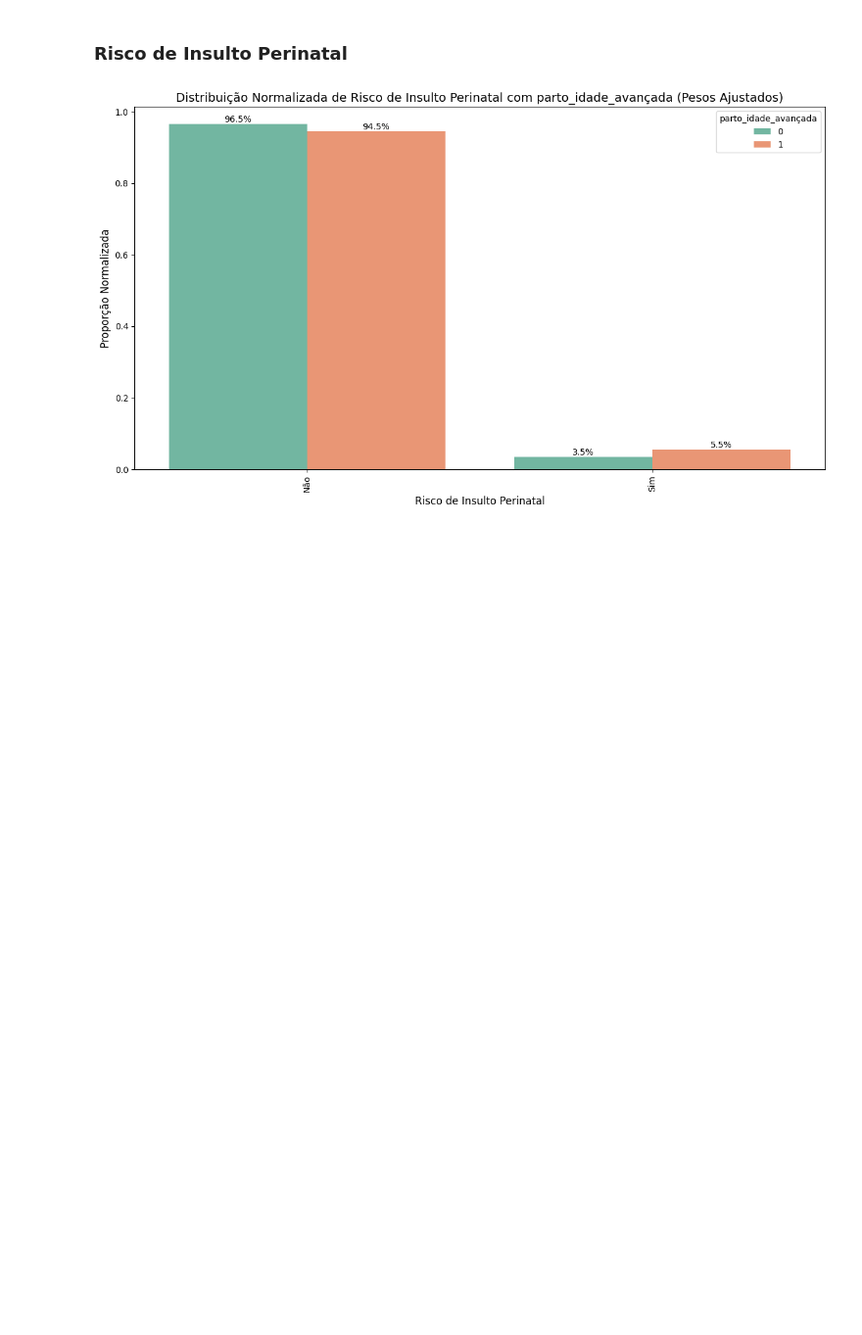
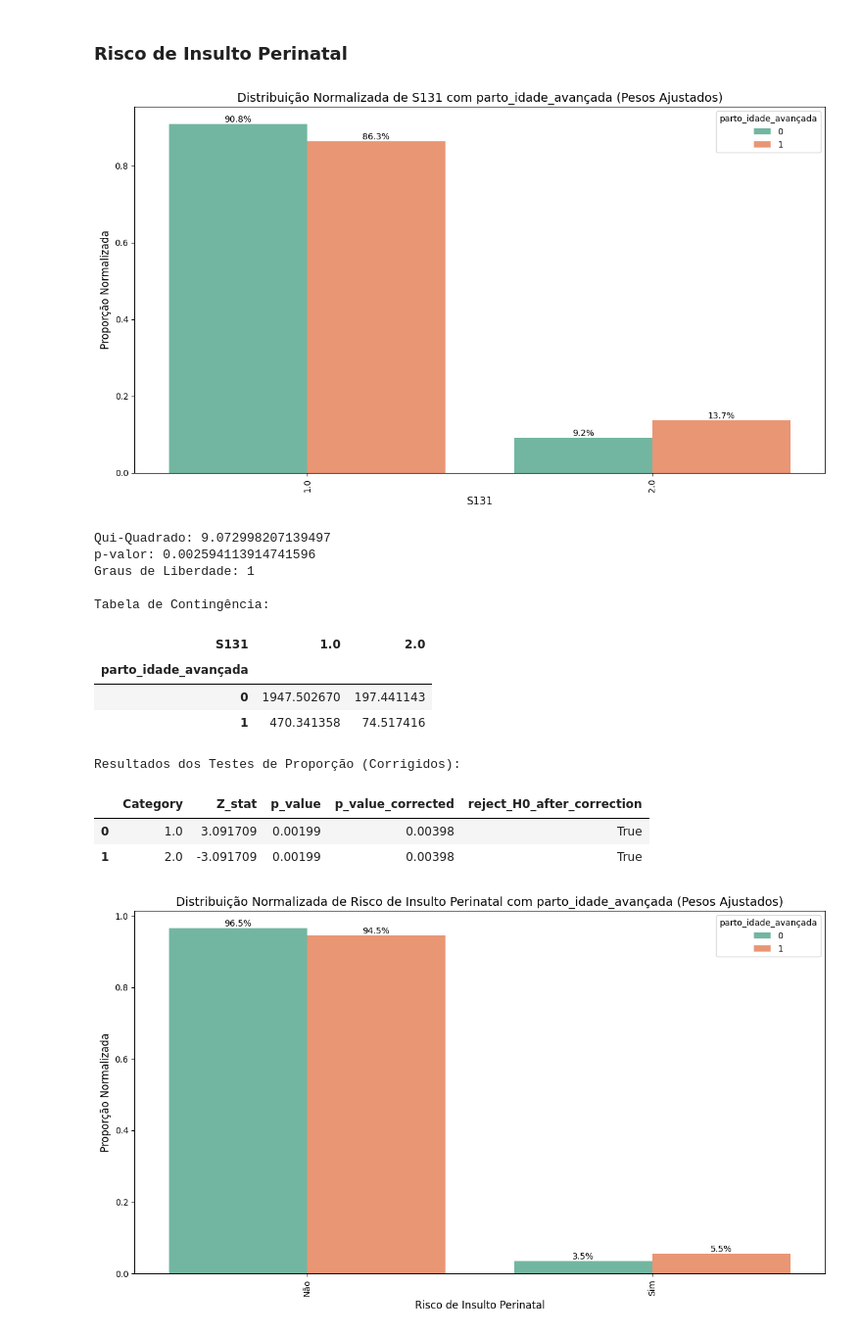
Before and after one commit to LeandroCoelhos/Notebook_PNS, a Jupyter notebook: 05_testes_estatisticos.ipynb, the cells around one changed output. Shown at 98% size. Saved outputs shown, nothing was run; the diff lists cells and outputs as text; code cells hidden in the pictures; blank space fills up the shorter version.

Commit message:
ajute df crianças e graficos

```diff
--- a/05_testes_estatisticos.ipynb
+++ b/05_testes_estatisticos.ipynb
@@ -600,7 +601,7 @@ plot_with_weights_and_normalization(df_grupo_maes, 'idade_ultimo_parto', 'parto_
 # %% [markdown]
 ### 'A sra e/ou seu companheiro já fizeram ou fazem algum tratamento para engravidar?
 # %%
-df_grupo_maes['A sra e/ou seu companheiro já fizeram ou fazem algum tratamento para engravidar?'] = df_grupo_maes['R037'].map({'1.0': 'Sim, fazem atualmente', '2.0': 'Sim, já fizeram', '3.0': 'Nunca fizeram'})
+df_grupo_maes['A sra e/ou seu companheiro já fizeram ou fazem algum tratamento para engravidar?'] = df_grupo_maes['R037'].map({1.0: 'Sim, fazem atualmente', 2.0: 'Sim, já fizeram', 3.0: 'Nunca fizeram'})
 grafico_teste(df_grupo_maes, x_col='A sra e/ou seu companheiro já fizeram ou fazem algum tratamento para engravidar?', hue_col='parto_idade_avançada', cat_order=['Sim, fazem atualmente', 'Sim, já fizeram', 'Nunca fizeram'])
 # %% [output]
 [figure]
@@ -641,7 +642,7 @@ Resultados dos Testes de Proporção (Corrigidos):
 # %% [markdown]
 ### Teve alguma complicação durante o parto?
 # %%
-df_grupo_maes['Teve alguma complicação durante o parto?'] = df_grupo_maes['S125'].map({'1.0': 'Sim', '2.0': 'Não'})
+df_grupo_maes['Teve alguma complicação durante o parto?'] = df_grupo_maes['S125'].map({1.0: 'Sim', 2.0: 'Não'})
 grafico_teste(df_grupo_maes, x_col='Teve alguma complicação durante o parto?', hue_col='parto_idade_avançada', cat_order=['Sim', 'Não'])
 # %% [output]
 [figure]
@@ -725,6 +726,23 @@ Resultados dos Testes de Proporção (Corrigidos):
 | 4 | Pós-termo | -0.460159 | 0.645402 | 1.000000 | False |
 # %% [markdown]
 ### Risco de Insulto Perinatal
+# %%
+grafico_teste(df_grupo_maes, x_col='S131', hue_col='parto_idade_avançada')
+# %% [output]
+[figure, added]
+Qui-Quadrado: 9.072998207139497
+p-valor: 0.002594113914741596
+Graus de Liberdade: 1
+
+Tabela de Contingência:
+| S131 | 1.0 | 2.0 |
+| parto_idade_avançada |  |  |
+| 0 | 1947.502670 | 197.441143 |
+| 1 | 470.341358 | 74.517416 |
+Resultados dos Testes de Proporção (Corrigidos):
+|  | Category | Z_stat | p_value | p_value_corrected | reject_H0_after_correction |
+| 0 | 1.0 | 3.091709 | 0.00199 | 0.00398 | True |
+| 1 | 2.0 | -3.091709 | 0.00199 | 0.00398 | True |
 # %%
 grafico_teste(df_grupo_maes, x_col='Risco de Insulto Perinatal', hue_col='parto_idade_avançada', cat_order=['Não', 'Sim'])
 # %% [output]
```
Also changed, not shown: parts of 22 cells of this notebook, 2 other files.
